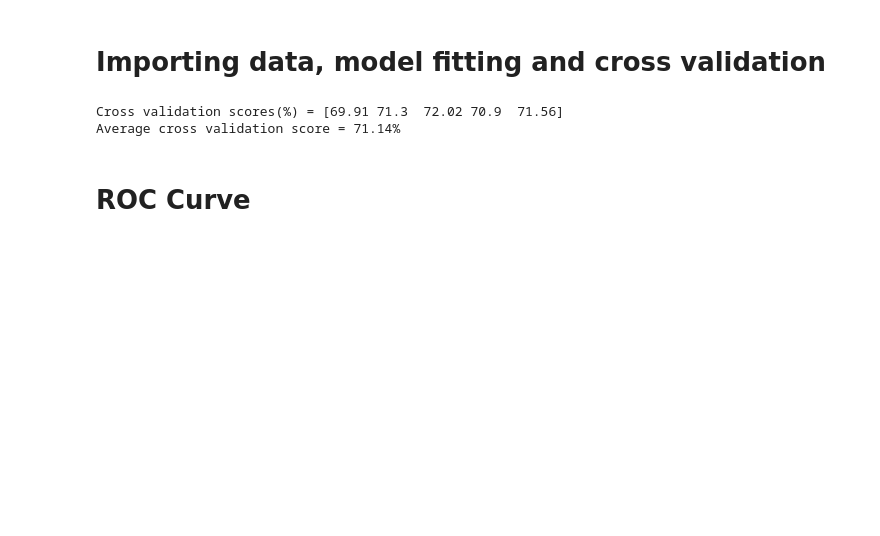
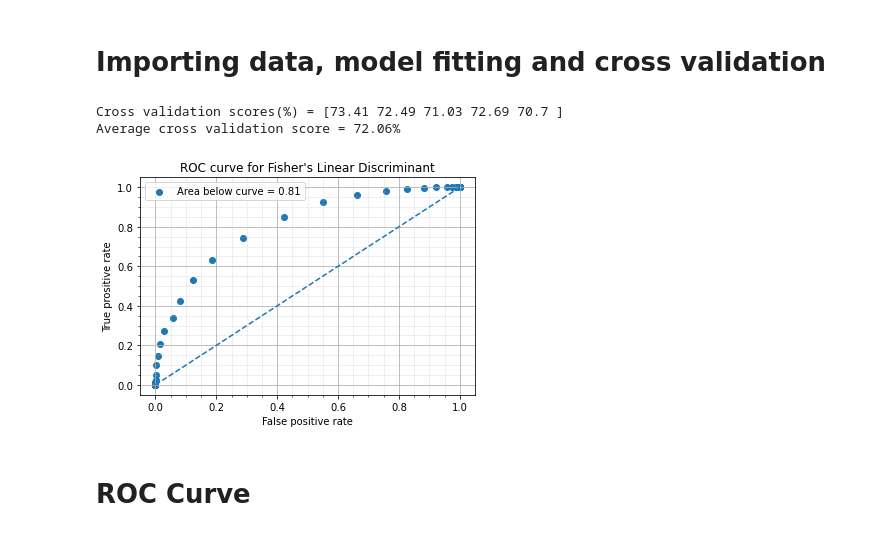
Before and after one commit to valism/Group_G_film_profit_predictor, a Jupyter notebook: fishers_linear_discriminant.ipynb, the cells around one changed output. Cells and saved outputs as stored; diff of their text form; code cells hidden in the pictures; blank space fills up the shorter version.

Commit message:
Updated fishers_linear_discriminant.py

```diff
--- a/fishers_linear_discriminant.ipynb
+++ b/fishers_linear_discriminant.ipynb
@@ -46,6 +46,7 @@ def get_fishers_predictions(inputs, weights, threshold = 0):
 
     for x in inputs:
         y = np.matmul(weights.T, x-m) # y = w.T * (x - m)
+
         if y > threshold:
             predictions.append(1)
         else:
@@ -56,7 +57,7 @@ def get_fishers_predictions(inputs, weights, threshold = 0):
 
 def cross_validate_fishers(df, num_folds = 10):
     """
-    Performs K fold cross validation using fishers model.
+    Performs K fold cross validation on our dataset using fishers model.
     Returns an array containing scores from each iteration.
 
     """
@@ -101,35 +102,90 @@ def cross_validate_fishers(df, num_folds = 10):
 # %%
 
 df = pd.read_csv("profit_x_y.csv")
 df = df.drop("Unnamed: 0", axis =1 )
 
+
+
 df = df.drop("title_x", axis = 1)
 df = df.drop("title_y", axis = 1)
-df = df.drop("profit_x", axis = 1)
-df = df.drop("profit_y", axis = 1)
-
-# Had to remove gross income since it can be used with budget to directly get profit,
-# and an unreleased movie will not have a known income.
-df = df.drop("worlwide_gross_income_x", axis = 1)
-df = df.drop("worlwide_gross_income_y", axis = 1)
-
-
 
 # df_train will be used for cross validation, and df_test will be used for final testing and careating the ROC curve.
 df_train, df_test = get_train_test_split(df,train_size = 0.8)
+
 
 # Re-calculates the indices because pandas normally keeps the original indices when you take a section of a dataframe
 df_train.reset_index(inplace=True, drop=True)
 df_test.reset_index(inplace=True, drop=True)
 
 cv_scores = cross_validate_fishers(df_train, num_folds = 5)
 average_cv_percent = round(100 * sum(cv_scores)/len(cv_scores),2)
 
 print(f"Cross validation scores(%) = {np.around(100 * np.array(cv_scores),2)}")
 print(f"Average cross validation score = {average_cv_percent}%")
+
+
+# ROC Curve
+tpr = []
+fpr = []
+
+weights = fisher_linear_discriminant_projection(df_train.drop("profit_xy", axis = 1).to_numpy(), df_train["profit_xy"].to_numpy())
+y_true = df_test["profit_xy"].to_numpy()
+thresholds = np.linspace(-5, 5, num=100)
+
+for threshold in thresholds:
+    # Number of true positives (tp), false positives (fp), true negatives (tn) and false negatives (fn)
+    tp = 0
+    fp = 0
+    tn = 0
+    fn = 0
+
+    y_pred = get_fishers_predictions(df_test.drop("profit_xy", axis = 1).to_numpy(), weights, threshold = threshold)
+
+    for j in range(len(y_true)):
+        p = y_pred[j]
+        t = y_true[j]
+
+
+        if t == 1 and p == 1:
+            tp += 1
+        elif p == 1 and t == 0:
+            fp += 1
+        elif t == 0 and p == 0:
+            tn += 1
+        elif t == 1 and p == 0:
+            fn += 1
+
+    tpr.append( tp / (tp + fn))
+    fpr.append( fp / (tn + fp))
+
+
+
+# Area below ROC curve
+roc_area = round(abs(np.trapz(tpr, fpr)), 3)
+
+
+plt.figure()
+
+plt.title("ROC curve for Fisher's Linear Discriminant")
+plt.scatter(fpr, tpr, label = f"Area below curve = {roc_area}")
+
+plt.xlabel("False positive rate")
+plt.ylabel("True prositive rate")
+
+plt.legend()
+
+plt.grid(which = "major", linewidth=0.8)
+plt.grid(which = "minor",linestyle = ":", linewidth = 0.5)
+
+plt.plot([0,1], linestyle="--")
+
+plt.minorticks_on()
+
+plt.show()
 # %% [output]
-Cross validation scores(%) = [69.91 71.3  72.02 70.9  71.56]
-Average cross validation score = 71.14%
+Cross validation scores(%) = [73.41 72.49 71.03 72.69 70.7 ]
+Average cross validation score = 72.06%
+[figure, added]
 # %% [markdown]
 # ROC Curve
 # %%
```
Also changed, not shown: parts of 1 cell of this notebook, 1 other file.
